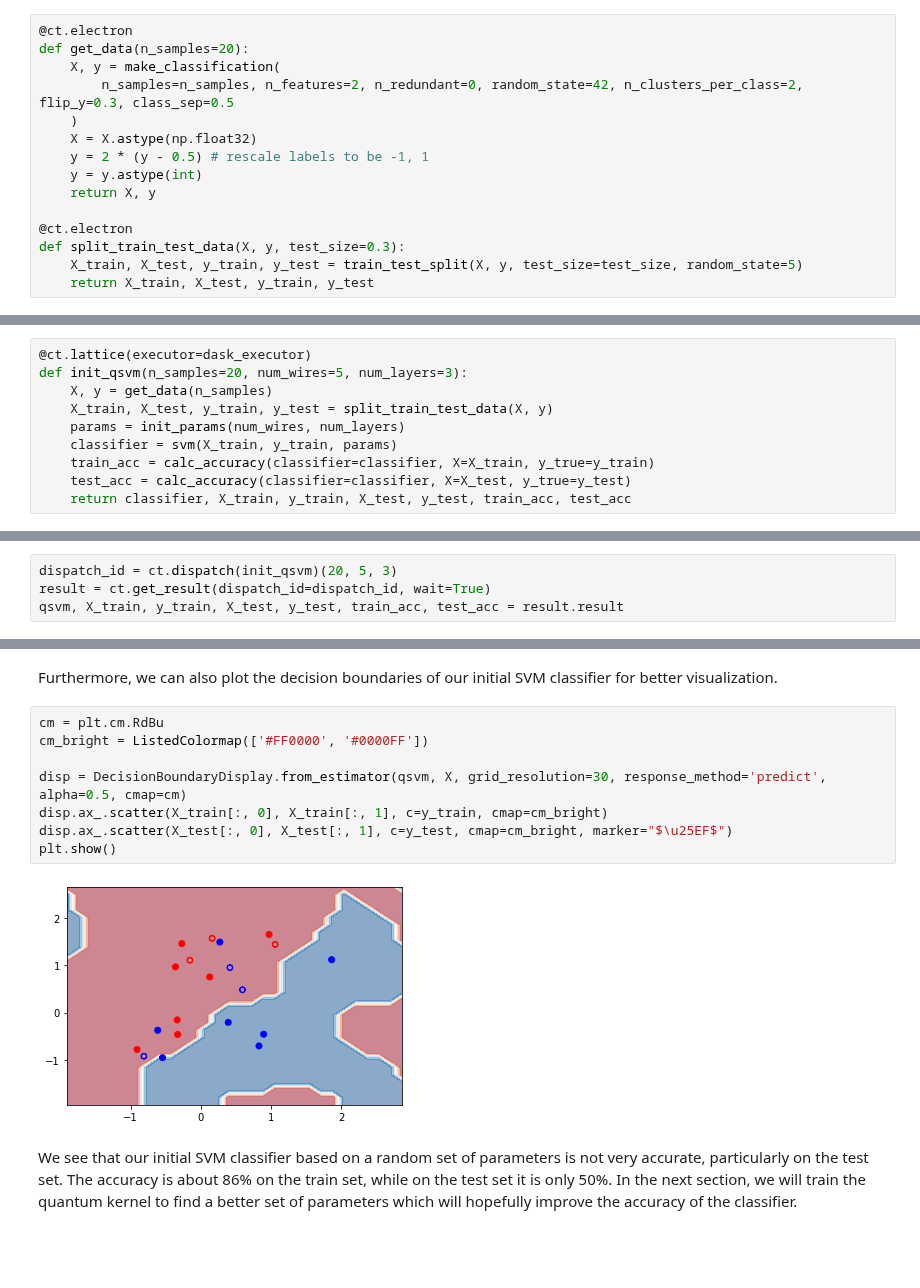
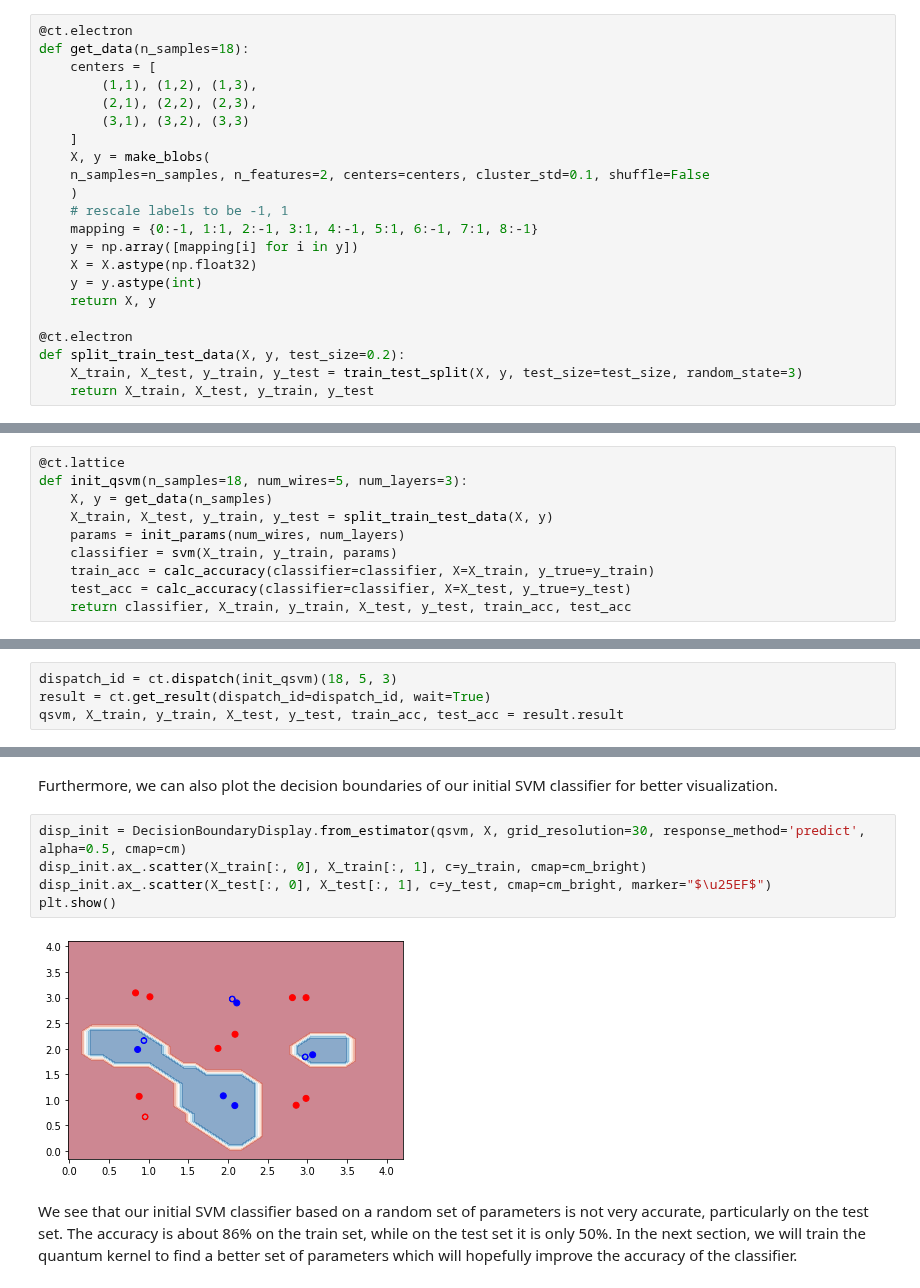
Before and after one commit to AgnostiqHQ/covalent, a Jupyter notebook: doc/source/tutorials/machine_learning/quantum_embedding_kernel.ipynb, the cells around one changed output, grey strips where cells are left out. Drawn from its saved outputs; the diff is of its cells as text; blank space fills up the shorter version.

```diff
--- a/doc/source/tutorials/machine_learning/quantum_embedding_kernel.ipynb
+++ b/doc/source/tutorials/machine_learning/quantum_embedding_kernel.ipynb
@@ -42,17 +31,24 @@ We first generate a dataset with two features and two classes for our classifica
 # %%
 @ct.electron
-def get_data(n_samples=20):
-    X, y = make_classification(
-        n_samples=n_samples, n_features=2, n_redundant=0, random_state=42, n_clusters_per_class=2, flip_y=0.3, class_sep=0.5
+def get_data(n_samples=18):
+    centers = [
+        (1,1), (1,2), (1,3),
+        (2,1), (2,2), (2,3),
+        (3,1), (3,2), (3,3)
+    ]
+    X, y = make_blobs(
+    n_samples=n_samples, n_features=2, centers=centers, cluster_std=0.1, shuffle=False
     )
+    # rescale labels to be -1, 1
+    mapping = {0:-1, 1:1, 2:-1, 3:1, 4:-1, 5:1, 6:-1, 7:1, 8:-1}
+    y = np.array([mapping[i] for i in y])
     X = X.astype(np.float32)
-    y = 2 * (y - 0.5) # rescale labels to be -1, 1
     y = y.astype(int)
     return X, y
 
 @ct.electron
-def split_train_test_data(X, y, test_size=0.3):
-    X_train, X_test, y_train, y_test = train_test_split(X, y, test_size=test_size, random_state=5)
+def split_train_test_data(X, y, test_size=0.2):
+    X_train, X_test, y_train, y_test = train_test_split(X, y, test_size=test_size, random_state=3)
     return X_train, X_test, y_train, y_test
 # %% [markdown]
 As mentioned in the beginning, these subtasks can be called as normal Python functions. So we can plot the dataset for visualization.
@@ -149,8 +144,8 @@ def calc_accuracy(classifier, X, y_true):
 # %% [markdown]
 Finally, we can combine all the subtasks discussed above into a single workflow function called `init_qsvm` with the `lattice` decorator on top. For this tutorial, we will be using 3 layers of the embedding ansatz.
 # %%
-@ct.lattice(executor=dask_executor)
-def init_qsvm(n_samples=20, num_wires=5, num_layers=3):
+@ct.lattice
+def init_qsvm(n_samples=18, num_wires=5, num_layers=3):
     X, y = get_data(n_samples)
     X_train, X_test, y_train, y_test = split_train_test_data(X, y)
     params = init_params(num_wires, num_layers)
@@ -161,7 +156,7 @@ def init_qsvm(n_samples=20, num_wires=5, num_layers=3):
 # %% [markdown]
 The workflow is then dispatched to the Covalent server and the results are retrievable once the workflow is finished. One can also track all the results through the Covalent result manager.
 # %%
-dispatch_id = ct.dispatch(init_qsvm)(20, 5, 3)
+dispatch_id = ct.dispatch(init_qsvm)(18, 5, 3)
 result = ct.get_result(dispatch_id=dispatch_id, wait=True)
 qsvm, X_train, y_train, X_test, y_test, train_acc, test_acc = result.result
 # %%
@@ -173,15 +168,12 @@ Test accuracy: 0.5
 # %% [markdown]
 Furthermore, we can also plot the decision boundaries of our initial SVM classifier for better visualization.
 # %%
-cm = plt.cm.RdBu
-cm_bright = ListedColormap(['#FF0000', '#0000FF'])
-
-disp = DecisionBoundaryDisplay.from_estimator(qsvm, X, grid_resolution=30, response_method='predict', alpha=0.5, cmap=cm)
-disp.ax_.scatter(X_train[:, 0], X_train[:, 1], c=y_train, cmap=cm_bright)
-disp.ax_.scatter(X_test[:, 0], X_test[:, 1], c=y_test, cmap=cm_bright, marker="$\u25EF$")
+disp_init = DecisionBoundaryDisplay.from_estimator(qsvm, X, grid_resolution=30, response_method='predict', alpha=0.5, cmap=cm)
+disp_init.ax_.scatter(X_train[:, 0], X_train[:, 1], c=y_train, cmap=cm_bright)
+disp_init.ax_.scatter(X_test[:, 0], X_test[:, 1], c=y_test, cmap=cm_bright, marker="$\u25EF$")
 plt.show()
 # %% [output]
-[figure, old version]
+[figure, new version]
 # %% [markdown]
 We see that our initial SVM classifier based on a random set of parameters is not very accurate, particularly on the test set. The accuracy is about 86% on the train set, while on the test set it is only 50%. In the next section, we will train the quantum kernel to find a better set of parameters which will hopefully improve the accuracy of the classifier.
 # %% [markdown]
```
Also changed, not shown: parts of 13 cells of this notebook.
